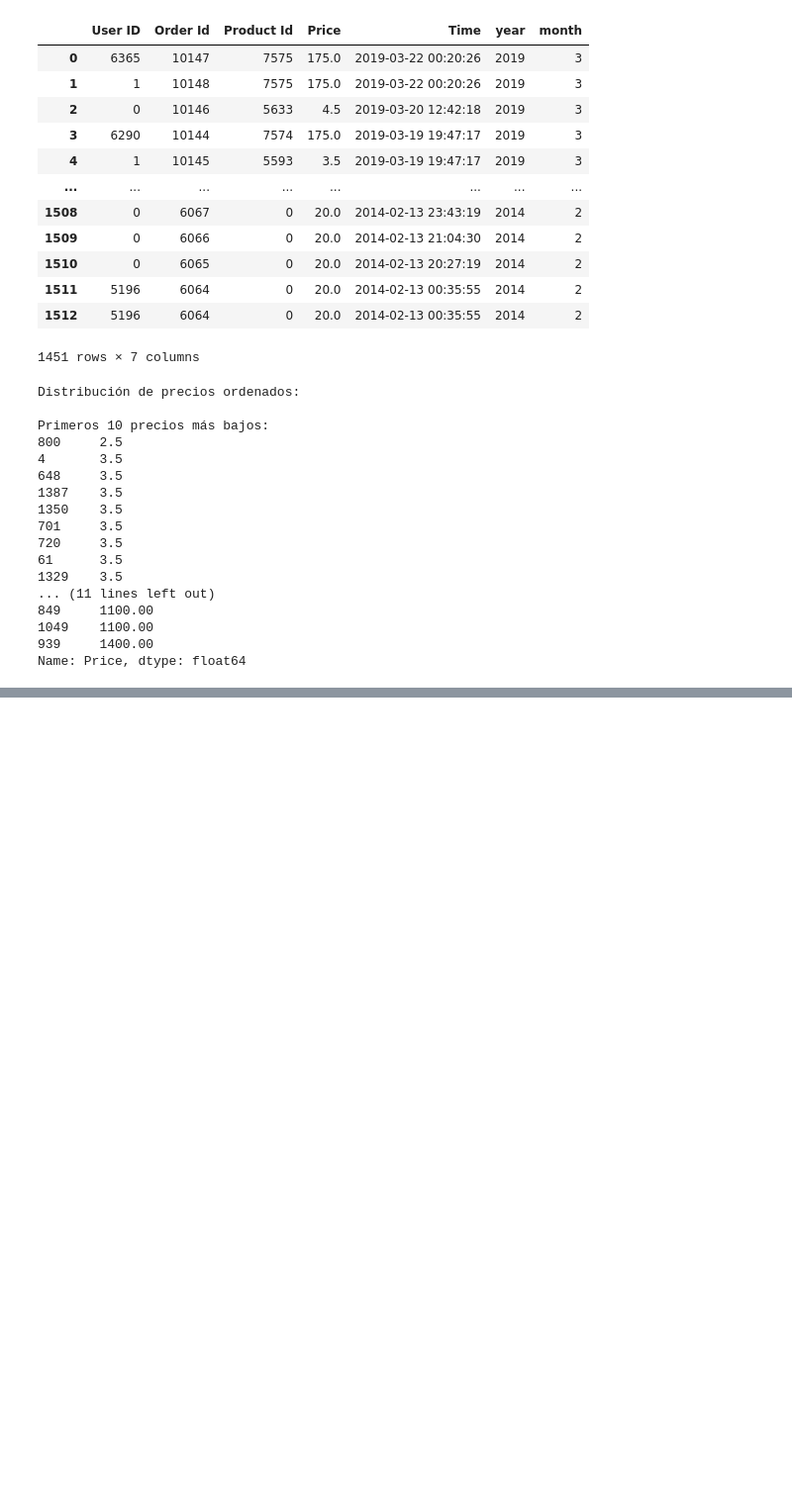
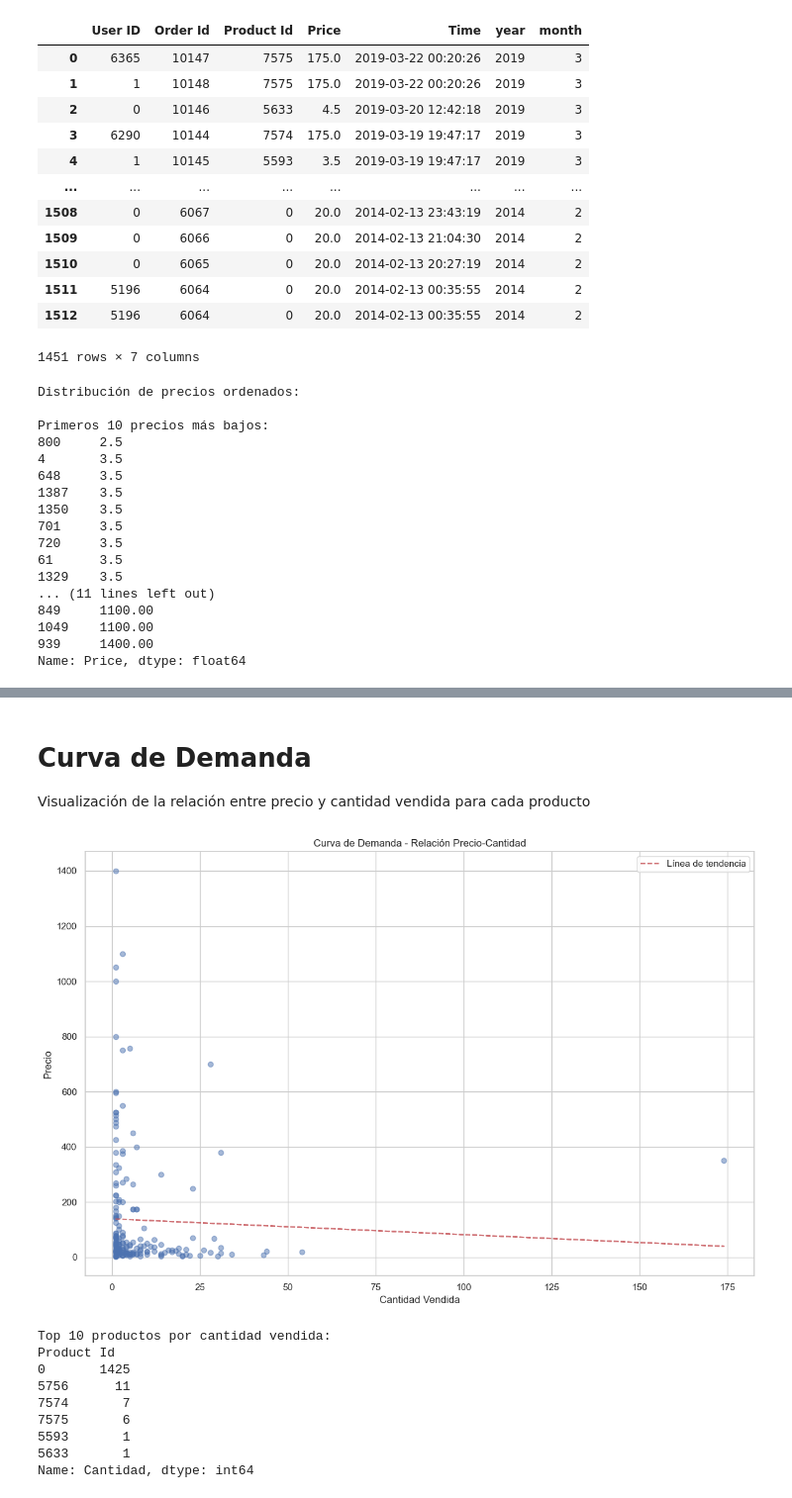
Before and after one commit to armand-analytics/Forecasting, a Jupyter notebook: notebooks/01_EDA.ipynb, the cells around one changed output, grey strips where cells are left out. Shown at 99% size. Cells and saved outputs as stored; diff of their text form; code cells hidden in the pictures; blank space fills up the shorter version.

```diff
--- a/notebooks/01_EDA.ipynb
+++ b/notebooks/01_EDA.ipynb
@@ -228,0 +230,39 @@ plt.show()
+# %% [markdown]
+# Curva de Demanda
+Visualización de la relación entre precio y cantidad vendida para cada producto
+# %%
+# Calcular la cantidad vendida por producto y precio
+demanda = df.groupby(['Product Id', 'Price']).size().reset_index(name='Cantidad')
+
+# Crear scatter plot
+plt.figure(figsize=(12, 8))
+plt.scatter(demanda['Cantidad'], demanda['Price'], alpha=0.5)
+plt.title('Curva de Demanda - Relación Precio-Cantidad')
+plt.xlabel('Cantidad Vendida')
+plt.ylabel('Precio')
+plt.grid(True)
+
+# Añadir línea de tendencia
+z = np.polyfit(demanda['Cantidad'], demanda['Price'], 1)
+p = np.poly1d(z)
+plt.plot(demanda['Cantidad'], p(demanda['Cantidad']), "r--", alpha=0.8, label='Línea de tendencia')
+
+plt.legend()
+plt.tight_layout()
+plt.show()
+
+# Mostrar estadísticas de los productos más vendidos
+print("\nTop 10 productos por cantidad vendida:")
+top_productos = demanda.groupby('Product Id')['Cantidad'].sum().sort_values(ascending=False).head(10)
+print(top_productos)
+# %% [output]
+[figure, added]
+Top 10 productos por cantidad vendida:
+Product Id
+0       1425
+5756      11
+7574       7
+7575       6
+5593       1
+5633       1
+Name: Cantidad, dtype: int64
```
Also changed, not shown: parts of 4 cells of this notebook.
